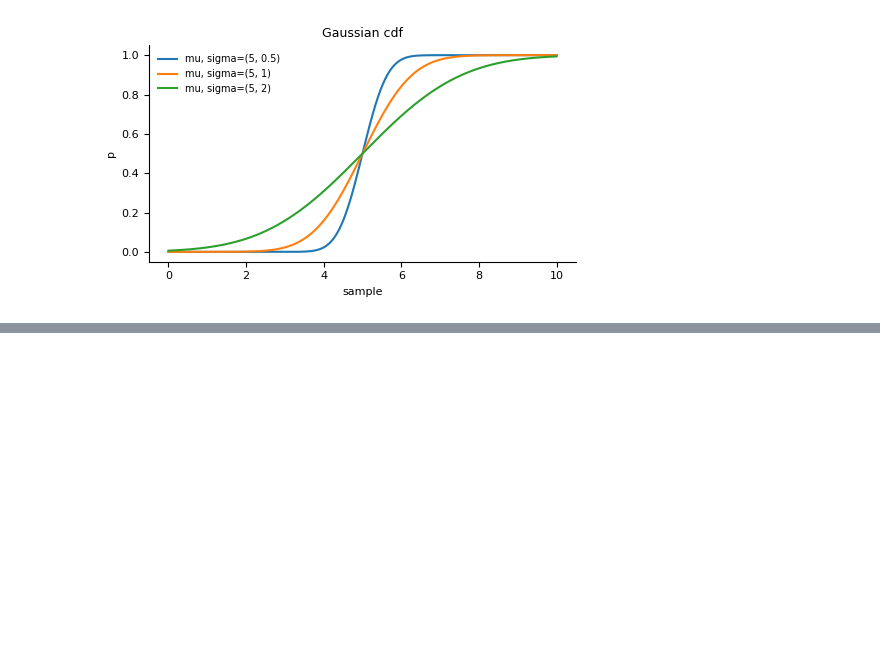
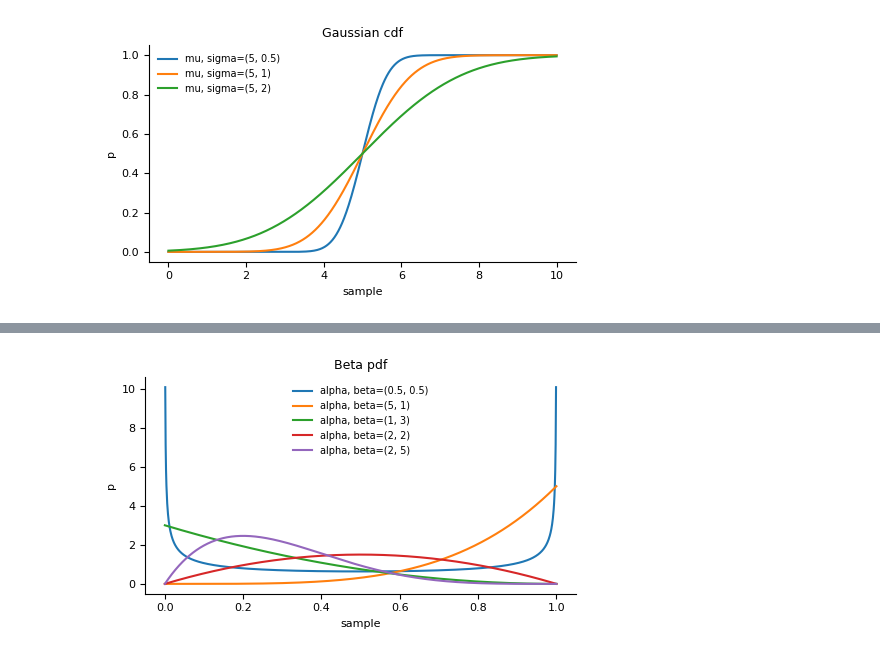
Before and after one commit to samogev/math-tools, a Jupyter notebook: math-tools/distributions.ipynb, the cells around one changed output, grey strips where cells are left out. Drawn from its saved outputs; the diff is of its cells as text; code cells hidden in the pictures; blank space fills up the shorter version.

Commit message:
added beta to distr file

```diff
--- a/math-tools/distributions.ipynb
+++ b/math-tools/distributions.ipynb
@@ -438,0 +451,20 @@ plot_styler(ax, title='Gaussian cdf')
+# %%
+from scipy.stats import beta
+
+X = np.linspace(0, 1, 1001)
+
+alphas = [0.5, 5, 1, 2, 2]
+betas = [0.5, 1, 3, 2, 5]
+params = zip(alphas, betas)
+
+pdfs, cdfs = {}, {}
+for param in params:
+    pdfs[str(param)] = [beta.pdf(x, param[0], param[1]) for x in X]
+    cdfs[str(param)] = [beta.cdf(x, param[0], param[1]) for x in X]
+# %%
+fig, ax = plt.subplots(figsize=(5,3))
+for pdf in pdfs:
+    ax.plot(X, pdfs[pdf], label=f'alpha, beta={pdf}')
+plot_styler(ax, title='Beta pdf')
+# %% [output]
+[figure, added]
```
Also changed, not shown: parts of 12 cells of this notebook.
